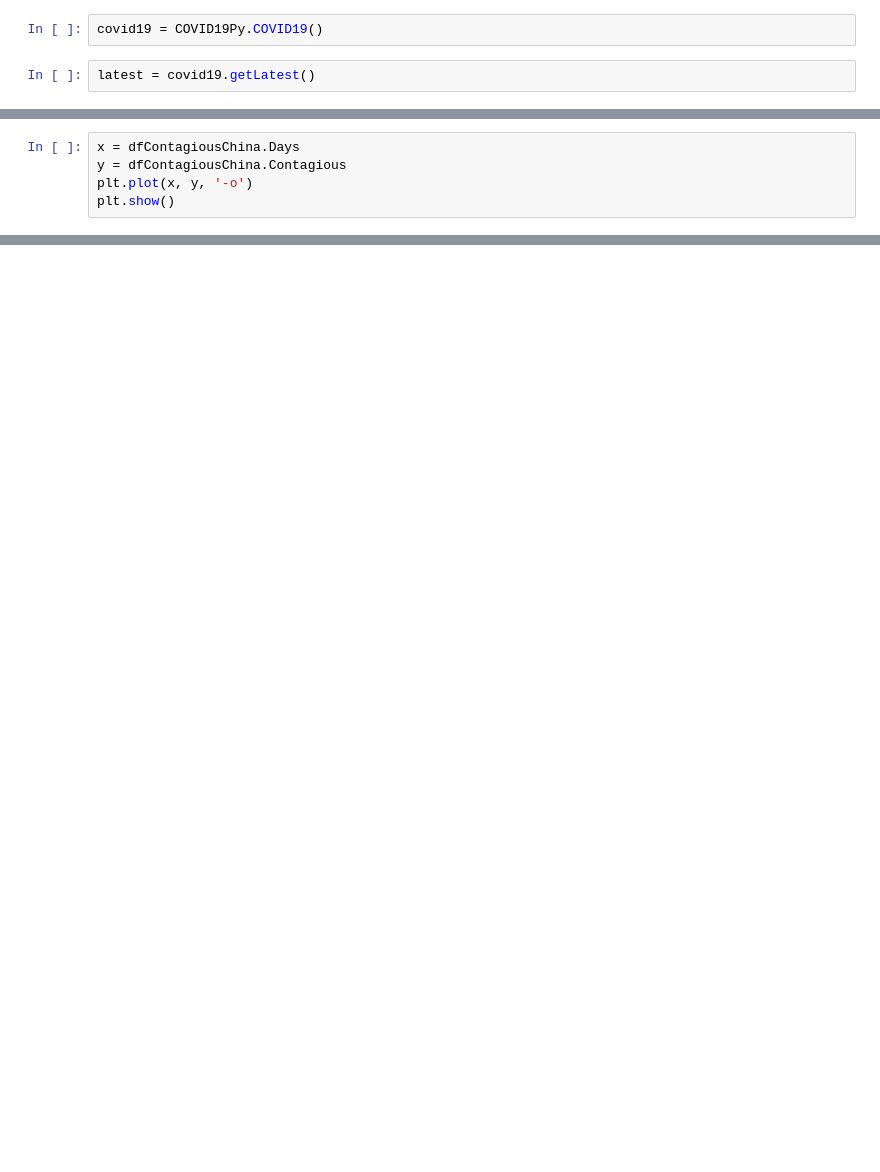
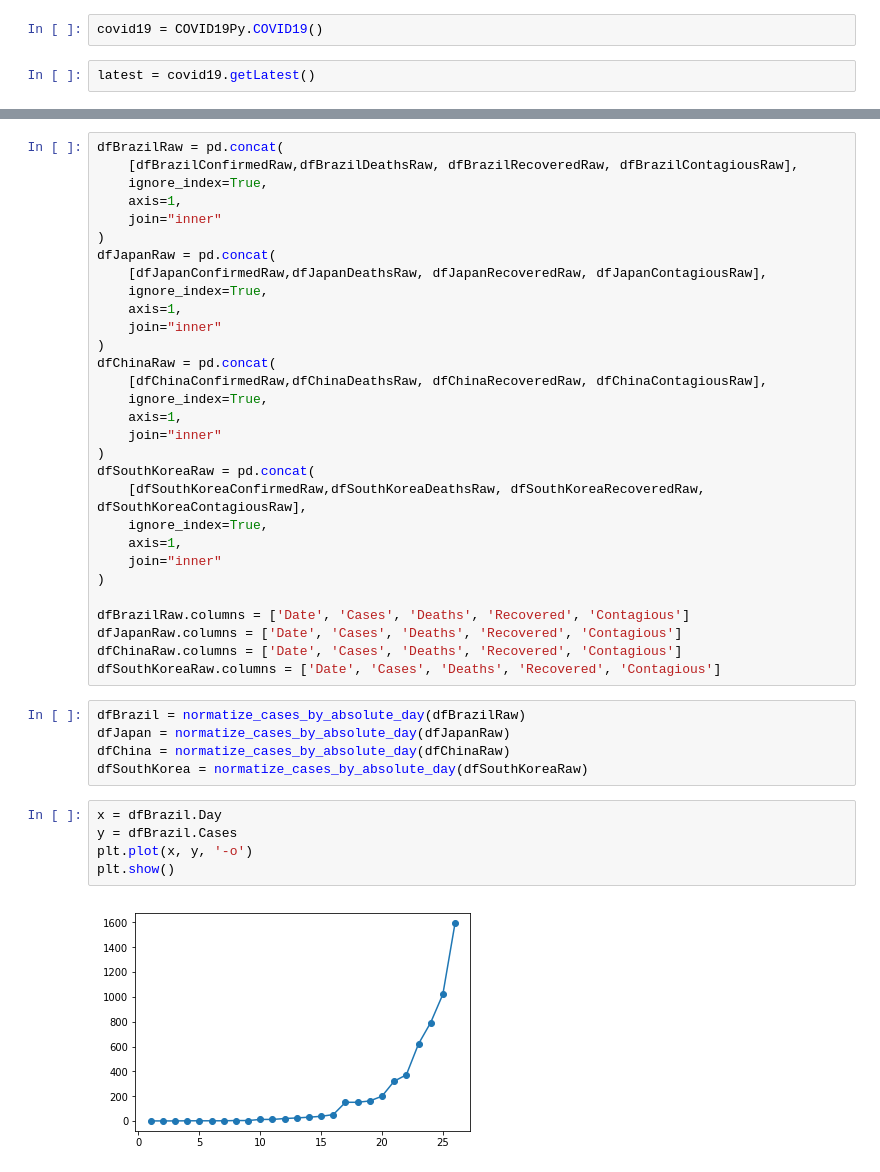
Before and after one commit to bkawakami/DataScienceCoronavirus2020, a Jupyter notebook: covid19_good_scenario.ipynb, the cells around one changed output, grey strips where cells are left out. Drawn from its saved outputs; the diff is of its cells as text; blank space fills up the shorter version.

```diff
--- a/covid19_good_scenario.ipynb
+++ b/covid19_good_scenario.ipynb
@@ -83,5 +13,0 @@ dfContagiousChina = contagious_dataframe(dfChina)
-# %%
-x = dfContagiousChina.Days
-y = dfContagiousChina.Contagious
-plt.plot(x, y, '-o')
-plt.show()
@@ -140,0 +68,42 @@ print(calc_stable_day(dfChina))
+# %%
+dfBrazilRaw = pd.concat(
+    [dfBrazilConfirmedRaw,dfBrazilDeathsRaw, dfBrazilRecoveredRaw, dfBrazilContagiousRaw],
+    ignore_index=True,
+    axis=1,
+    join="inner"
+)
+dfJapanRaw = pd.concat(
+    [dfJapanConfirmedRaw,dfJapanDeathsRaw, dfJapanRecoveredRaw, dfJapanContagiousRaw],
+    ignore_index=True,
+    axis=1,
+    join="inner"
+)
+dfChinaRaw = pd.concat(
+    [dfChinaConfirmedRaw,dfChinaDeathsRaw, dfChinaRecoveredRaw, dfChinaContagiousRaw],
+    ignore_index=True,
+    axis=1,
+    join="inner"
+)
+dfSouthKoreaRaw = pd.concat(
+    [dfSouthKoreaConfirmedRaw,dfSouthKoreaDeathsRaw, dfSouthKoreaRecoveredRaw, dfSouthKoreaContagiousRaw],
+    ignore_index=True,
+    axis=1,
+    join="inner"
+)
+
+dfBrazilRaw.columns = ['Date', 'Cases', 'Deaths', 'Recovered', 'Contagious']
+dfJapanRaw.columns = ['Date', 'Cases', 'Deaths', 'Recovered', 'Contagious']
+dfChinaRaw.columns = ['Date', 'Cases', 'Deaths', 'Recovered', 'Contagious']
+dfSouthKoreaRaw.columns = ['Date', 'Cases', 'Deaths', 'Recovered', 'Contagious']
+# %%
+dfBrazil = normatize_cases_by_absolute_day(dfBrazilRaw)
+dfJapan = normatize_cases_by_absolute_day(dfJapanRaw)
+dfChina = normatize_cases_by_absolute_day(dfChinaRaw)
+dfSouthKorea = normatize_cases_by_absolute_day(dfSouthKoreaRaw)
+# %%
+x = dfBrazil.Day
+y = dfBrazil.Cases
+plt.plot(x, y, '-o')
+plt.show()
+# %% [output]
+[figure, added]
```
Also changed, not shown: parts of 36 cells of this notebook, 4 other files.
